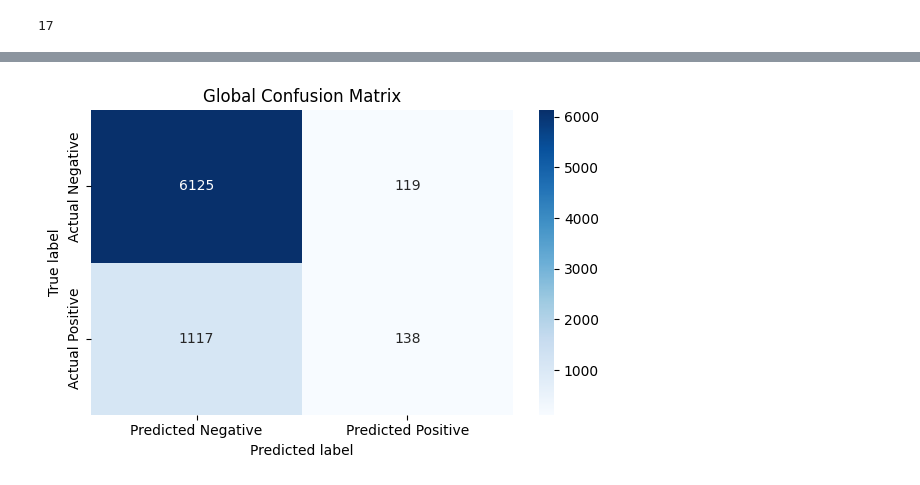
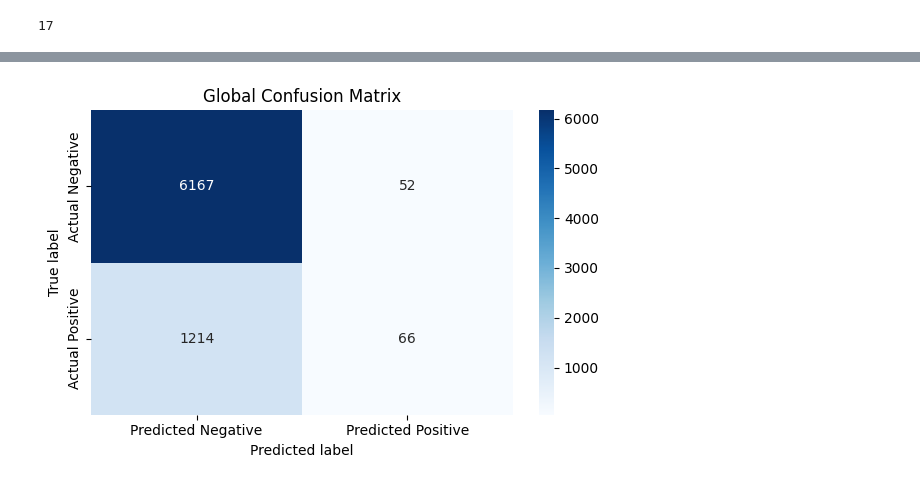
Before and after one commit to MEDomics-UdeS/MEDfl, a Jupyter notebook: notebooks/banchmarking/network_architecture/net_bachmarking_conf_2.ipynb, the cells around one changed output, grey strips where cells are left out. Drawn from its saved outputs; the diff is of its cells as text; code cells hidden in the pictures.

```diff
--- a/notebooks/banchmarking/network_architecture/net_bachmarking_conf_2.ipynb
+++ b/notebooks/banchmarking/network_architecture/net_bachmarking_conf_2.ipynb
@@ -269,8 +315,8 @@ ppl_1.auto_test()
 # %%
 # Plot the Global confusion Matrix of the pipiline "the first fl_pipeline"
-AccuracyLossPlotter.plot_global_confusion_matrix(pipeline_name="the first fl_pipeline")
+AccuracyLossPlotter.plot_global_confusion_matrix(pipeline_name="the second fl_pipeline")
 # %% [output]
-[figure, old version]
+[figure, new version]
 # %%
 AccuracyLossPlotter.plot_classification_report(pipeline_name="the first fl_pipeline")
 # %% [output]
```
Also changed, not shown: parts of 10 cells of this notebook, 7 other files.
